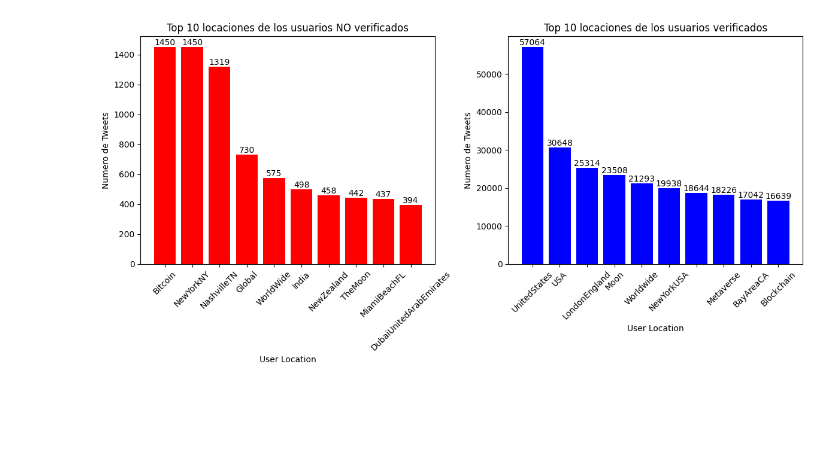
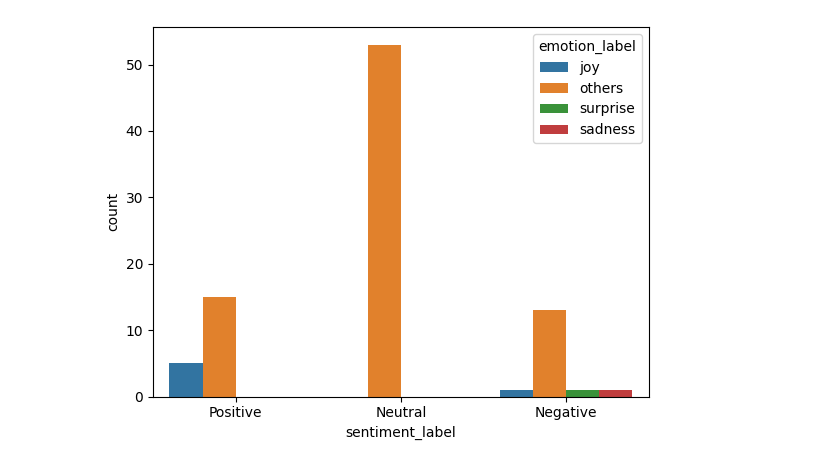
Before and after one commit to Julianjuyo/big_data_spark, a Jupyter notebook: talleres/Taller 2/pruebas.ipynb, the cells around one changed output. Saved outputs shown, nothing was run; the diff lists cells and outputs as text; code cells hidden in the pictures; blank space fills up the shorter version.

```diff
--- a/talleres/Taller 2/pruebas.ipynb
+++ b/talleres/Taller 2/pruebas.ipynb
@@ -28,3 +7,0 @@ Note: you may need to restart the kernel to use updated packages.
-# %%
-df = pd.read_csv('agrupada.csv')
-df
@@ -44,0 +8,9 @@ df
+# %%
+def readcsv(path,limit,sep):
+    if limit == 0:
+        df = pd.read_csv(path,sep=sep)
+    else:
+        df = pd.read_csv(path, nrows=limit,sep=sep)
+    return df
+
+df_data_agrupada = readcsv("data2.csv",0,";")
@@ -49,11 +23,12 @@ import random
 # Assuming you have a DataFrame named 'df' and two dates named 'start_date' and 'end_date'
 
 # Convert start_date and end_date to datetime objects
-start_date = pd.to_datetime('2022-01-01')
-end_date = pd.to_datetime('2022-12-31')
+start_date = pd.to_datetime('2023-04-01')
+end_date = pd.to_datetime('2023-05-28')
 
 # Generate random dates between start_date and end_date
-df['random_date'] = [start_date + pd.DateOffset(days=random.randint(0, (end_date - start_date).days)) for _ in range(len(df))]
+df_data_agrupada['date'] = [start_date + pd.DateOffset(days=random.randint(0, (end_date - start_date).days)) for _ in range(len(df_data_agrupada))]
 
 # Display the updated DataFrame
-print(df)
+df_data_agrupada.head(3)
+# df_data_agrupada.info()
@@ -96,49 +41,10 @@ plt.show()
-# %%
-import pandas as pd
-import matplotlib.pyplot as plt
-
-# Assuming you have already defined the DataFrame 'df'
-
-# Filter the data to only include non-verified users
-df_verified = df[df['user_verified'] == False]
-grouped_data_verified = df_verified.groupby('user_location')['conteo'].sum().nlargest(10)
-
-
-# Filter the data to only include verified users
-df_no_verified = df[df['user_verified'] == True]
-grouped_data_no_verified = df_no_verified.groupby('user_location')['conteo'].sum().nlargest(10)
-
-
-
-# Plot the bar charts side by side horizontally
-fig, axes = plt.subplots(1, 2, figsize=(12, 6))
-
-
-# Bar plot for non-verified users
-axes[0].bar(grouped_data_no_verified.index, grouped_data_no_verified.values, color='red')
-axes[0].set_title('Top 10 locaciones de los usuarios NO verificados')
-axes[0].set_xlabel('User Location')
-axes[0].set_ylabel('Numero de Tweets')
-axes[0].tick_params(axis='x', rotation=45)
-
-# Display labels on the bars for non-verified users
-for i, count in enumerate(grouped_data_no_verified.values):
-    axes[0].text(i, count, str(count), ha='center', va='bottom')
-
-# Bar plot for verified users
-axes[1].bar(grouped_data_verified.index, grouped_data_verified.values, color='blue')
-axes[1].set_title('Top 10 locaciones de los usuarios verificados')
-axes[1].set_xlabel('User Location')
-axes[1].set_ylabel('Numero de Tweets')
-axes[1].tick_params(axis='x', rotation=45)
-
-# Display labels on the bars for verified users
-for i, count in enumerate(grouped_data_verified.values):
-    axes[1].text(i, count, str(count), ha='center', va='bottom')
-
-# Adjust the layout
-plt.tight_layout()
-
-plt.show()
-# %% [output]
-[figure, removed]
+# %%
+import seaborn as sns
+import matplotlib.pyplot as plt
+
+# Assuming your DataFrame is named 'df' and the categorical variables are 'variable1' and 'variable2'
+
+sns.countplot(x='sentiment_label', hue='emotion_label', data=df_data_agrupada)
+plt.show()
+# %% [output]
+[figure, added]
```
Also changed, not shown: parts of 8 cells of this notebook, 2 other files.
